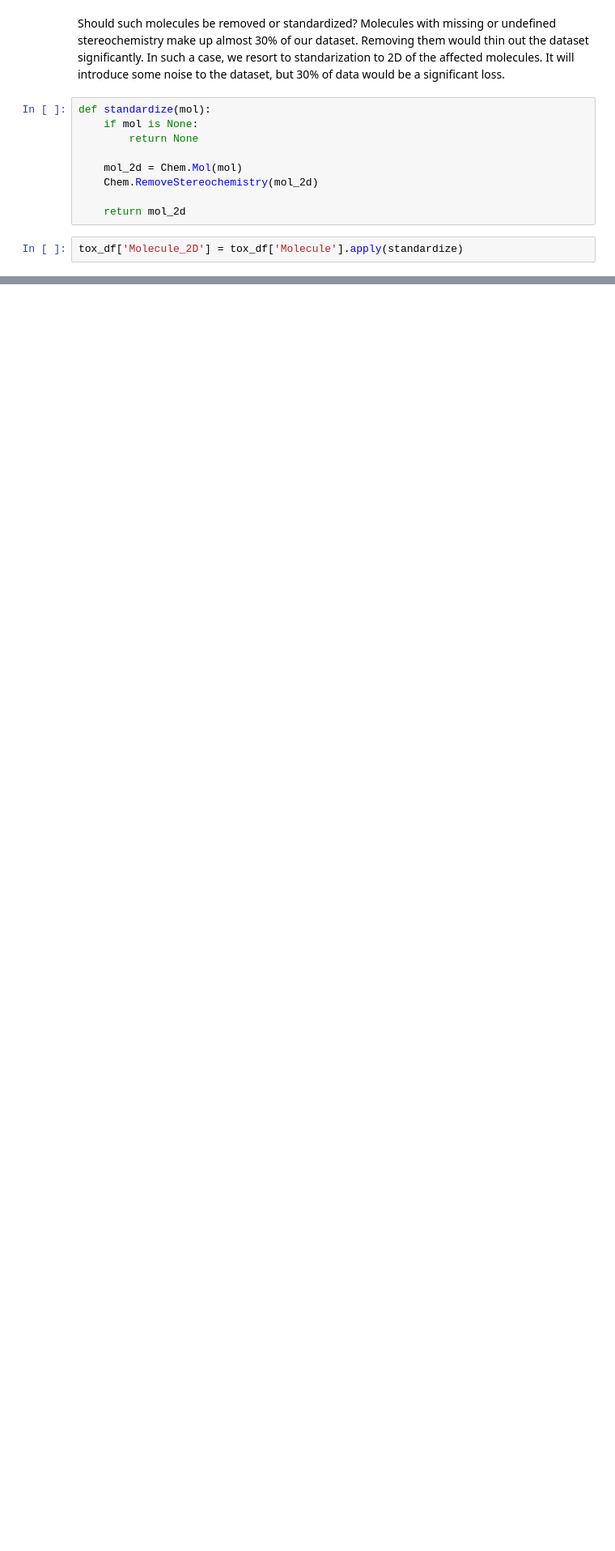
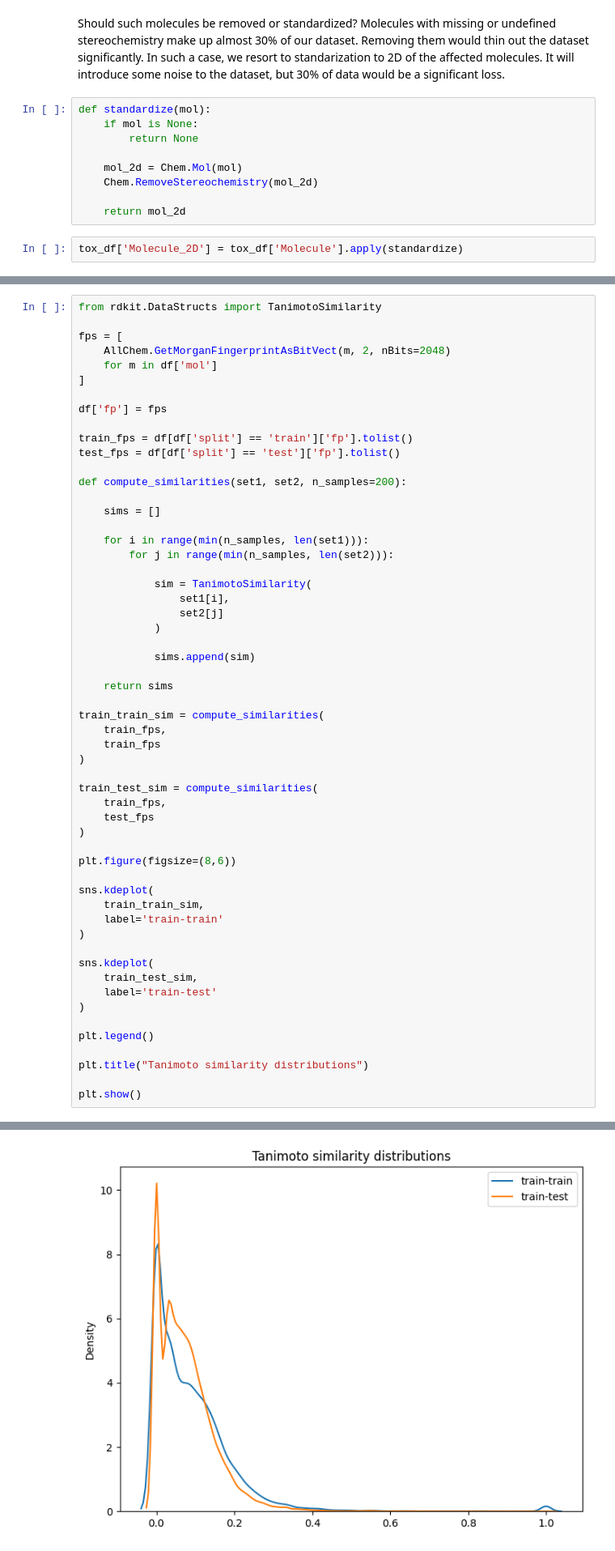
Before and after one commit to admtr/bioinf_25_26_project2, a Jupyter notebook: prediction_of_molecule_properties.ipynb, the cells around one changed output, grey strips where cells are left out. Shown at 81% size. Cells and saved outputs as stored; diff of their text form; blank space fills up the shorter version.

```diff
--- a/prediction_of_molecule_properties.ipynb
+++ b/prediction_of_molecule_properties.ipynb
@@ -222,0 +321,57 @@ tox_df['Molecule_2D'] = tox_df['Molecule'].apply(standardize)
+# %%
+from rdkit.DataStructs import TanimotoSimilarity
+
+fps = [
+    AllChem.GetMorganFingerprintAsBitVect(m, 2, nBits=2048)
+    for m in df['mol']
+]
+
+df['fp'] = fps
+
+train_fps = df[df['split'] == 'train']['fp'].tolist()
+test_fps = df[df['split'] == 'test']['fp'].tolist()
+
+def compute_similarities(set1, set2, n_samples=200):
+
+    sims = []
+
+    for i in range(min(n_samples, len(set1))):
+        for j in range(min(n_samples, len(set2))):
+
+            sim = TanimotoSimilarity(
+                set1[i],
+                set2[j]
+            )
+
+            sims.append(sim)
+
+    return sims
+
+train_train_sim = compute_similarities(
+    train_fps,
+    train_fps
+)
+
+train_test_sim = compute_similarities(
+    train_fps,
+    test_fps
+)
+
+plt.figure(figsize=(8,6))
+
+sns.kdeplot(
+    train_train_sim,
+    label='train-train'
+)
+
+sns.kdeplot(
+    train_test_sim,
+    label='train-test'
+)
+
+plt.legend()
+
+plt.title("Tanimoto similarity distributions")
+
+plt.show()
+# %% [output]
@@ -222,0 +395 @@ tox_df['Molecule_2D'] = tox_df['Molecule'].apply(standardize)
+[figure, added]
```
Also changed, not shown: parts of 11 cells of this notebook, 1 other file.
